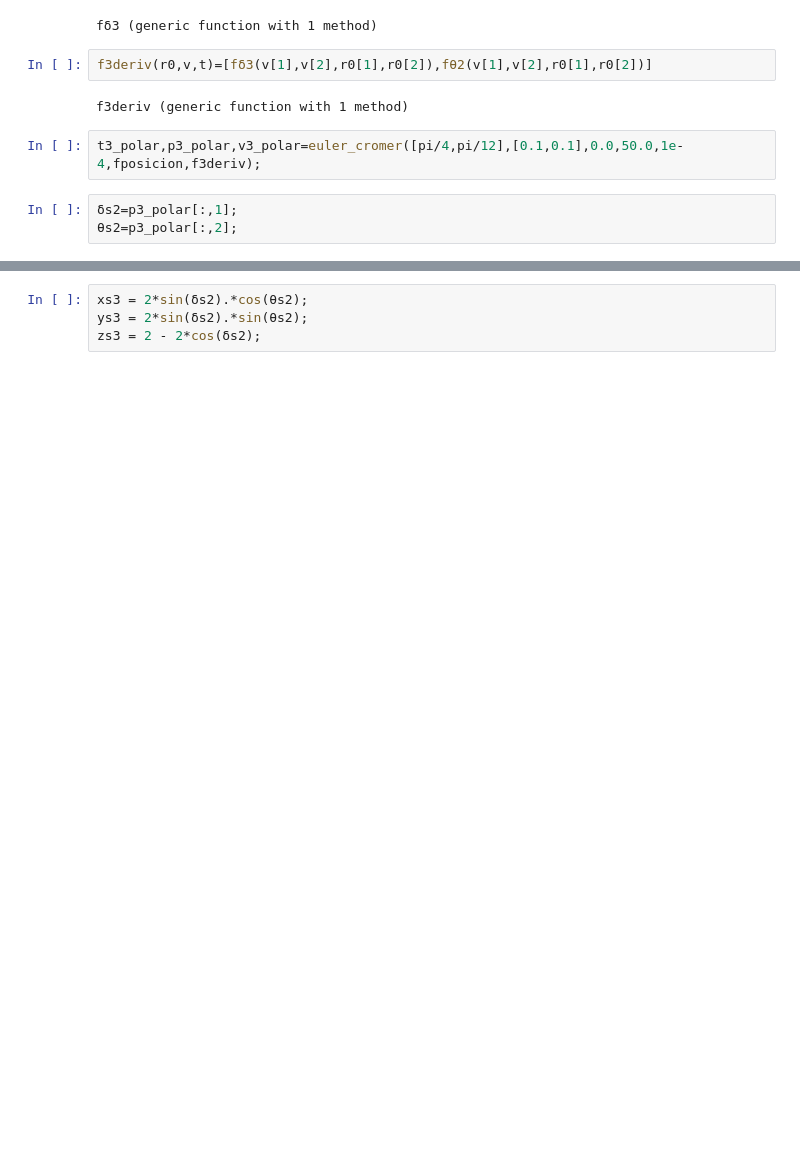
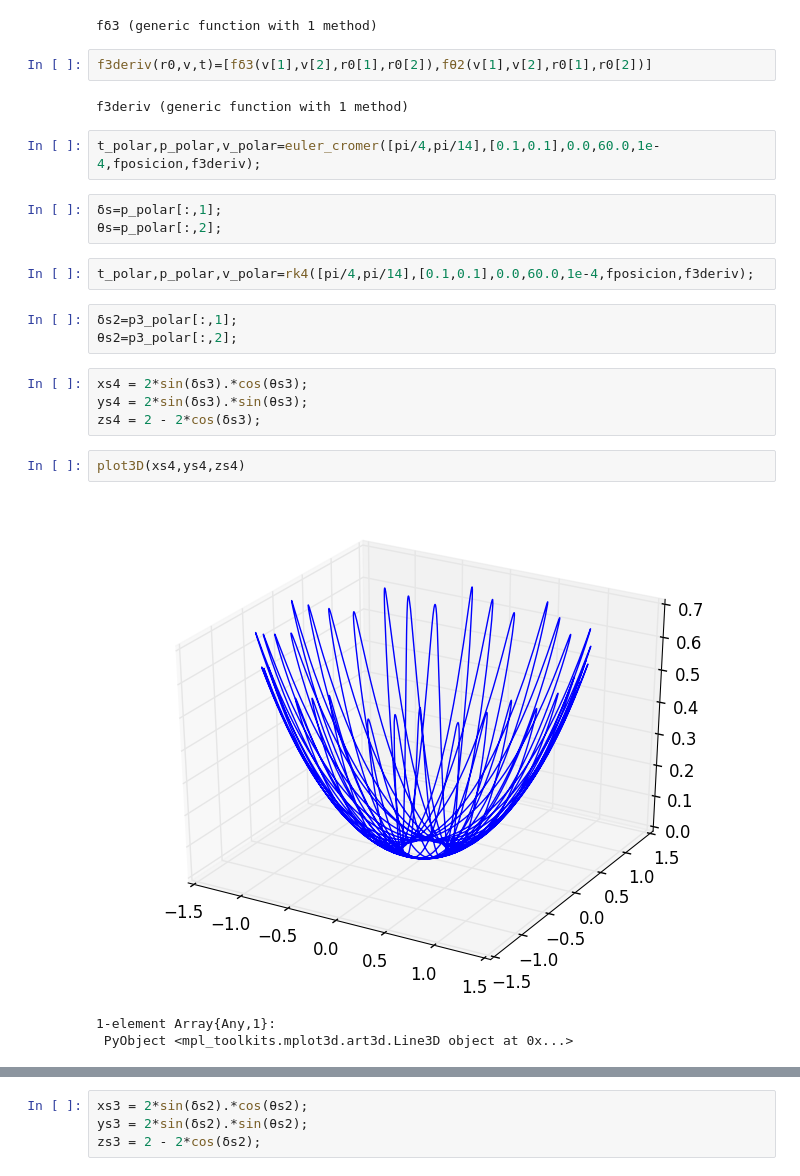
Before and after one commit to GX-Calva-Garcia/Proyecto-Final, a Jupyter notebook: pendulo_polares.ipynb, the cells around one changed output, grey strips where cells are left out. Drawn from its saved outputs; the diff is of its cells as text; blank space fills up the shorter version.

```diff
--- a/pendulo_polares.ipynb
+++ b/pendulo_polares.ipynb
@@ -355,7 +256,22 @@ f3deriv(r0,v,t)=[fδ3(v[1],v[2],r0[1],r0[2]),fθ2(v[1],v[2],r0[1],r0[2])]
 # %% [output]
 f3deriv (generic function with 1 method)
 # %%
-t3_polar,p3_polar,v3_polar=euler_cromer([pi/4,pi/12],[0.1,0.1],0.0,50.0,1e-4,fposicion,f3deriv);
+t_polar,p_polar,v_polar=euler_cromer([pi/4,pi/14],[0.1,0.1],0.0,60.0,1e-4,fposicion,f3deriv);
+# %%
+δs=p_polar[:,1];
+θs=p_polar[:,2];
+# %%
+t_polar,p_polar,v_polar=rk4([pi/4,pi/14],[0.1,0.1],0.0,60.0,1e-4,fposicion,f3deriv);
 # %%
 δs2=p3_polar[:,1];
 θs2=p3_polar[:,2];
+# %%
+xs4 = 2*sin(δs3).*cos(θs3);
+ys4 = 2*sin(δs3).*sin(θs3);
+zs4 = 2 - 2*cos(δs3);
+# %%
+plot3D(xs4,ys4,zs4)
+# %% [output]
+[figure, added]
+1-element Array{Any,1}:
+ PyObject <mpl_toolkits.mplot3d.art3d.Line3D object at 0x...>
```
Also changed, not shown: parts of 62 cells of this notebook.
